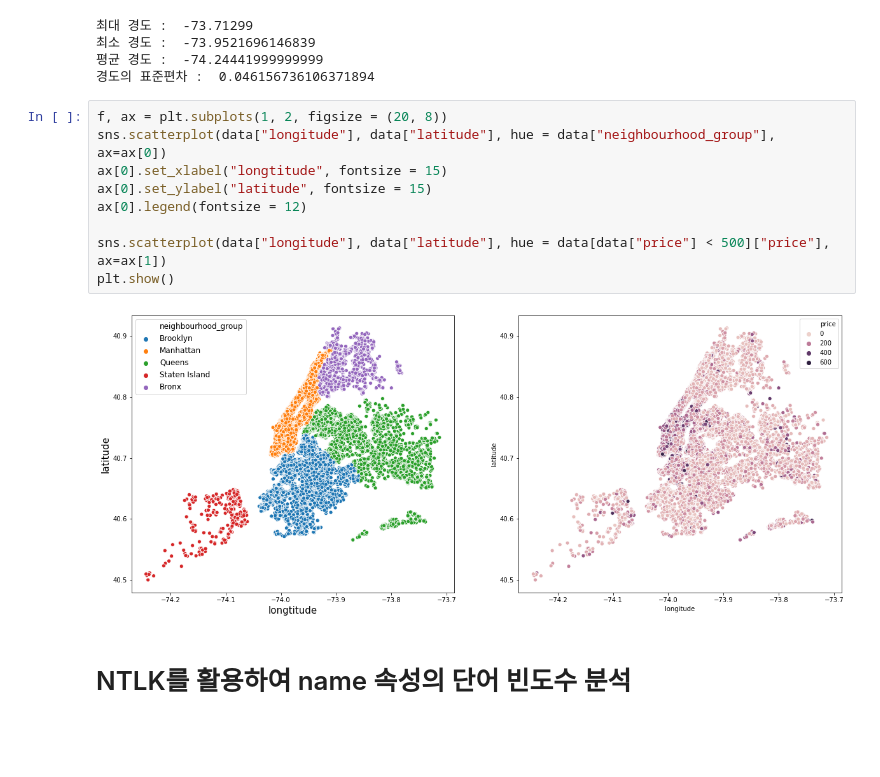
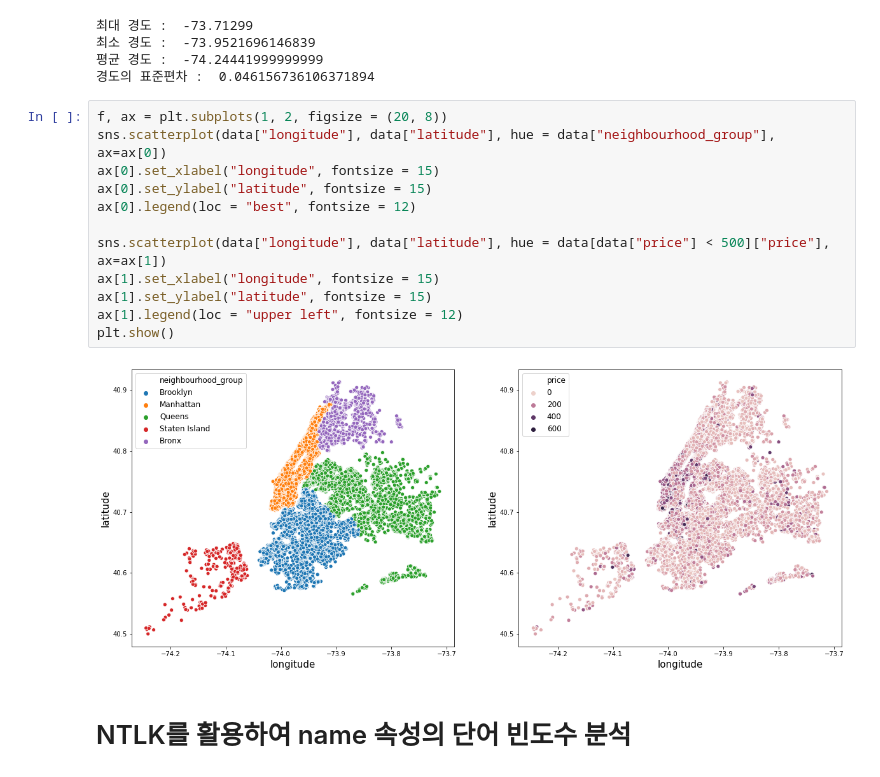
Before and after one commit to jhlee508/Kaggle, a Jupyter notebook: data-analysis-for-kaggle-nyc-airbnb.ipynb, the cells around one changed output. Saved outputs shown, nothing was run; the diff lists cells and outputs as text; blank space fills up the shorter version.

```diff
--- a/data-analysis-for-kaggle-nyc-airbnb.ipynb
+++ b/data-analysis-for-kaggle-nyc-airbnb.ipynb
@@ -182,14 +184,17 @@ print("경도의 표준편차 : ", data["longitude"].std())
 # %%
 f, ax = plt.subplots(1, 2, figsize = (20, 8))
 sns.scatterplot(data["longitude"], data["latitude"], hue = data["neighbourhood_group"], ax=ax[0])
-ax[0].set_xlabel("longtitude", fontsize = 15)
+ax[0].set_xlabel("longitude", fontsize = 15)
 ax[0].set_ylabel("latitude", fontsize = 15)
-ax[0].legend(fontsize = 12)
+ax[0].legend(loc = "best", fontsize = 12)
 
 sns.scatterplot(data["longitude"], data["latitude"], hue = data[data["price"] < 500]["price"], ax=ax[1])
+ax[1].set_xlabel("longitude", fontsize = 15)
+ax[1].set_ylabel("latitude", fontsize = 15)
+ax[1].legend(loc = "upper left", fontsize = 12)
 plt.show()
 # %% [output]
-[figure, old version]
+[figure, new version]
 # %% [markdown]
 # NTLK를 활용하여 name 속성의 단어 빈도수 분석
 # %%
```
Also changed, not shown: parts of 17 cells of this notebook.
